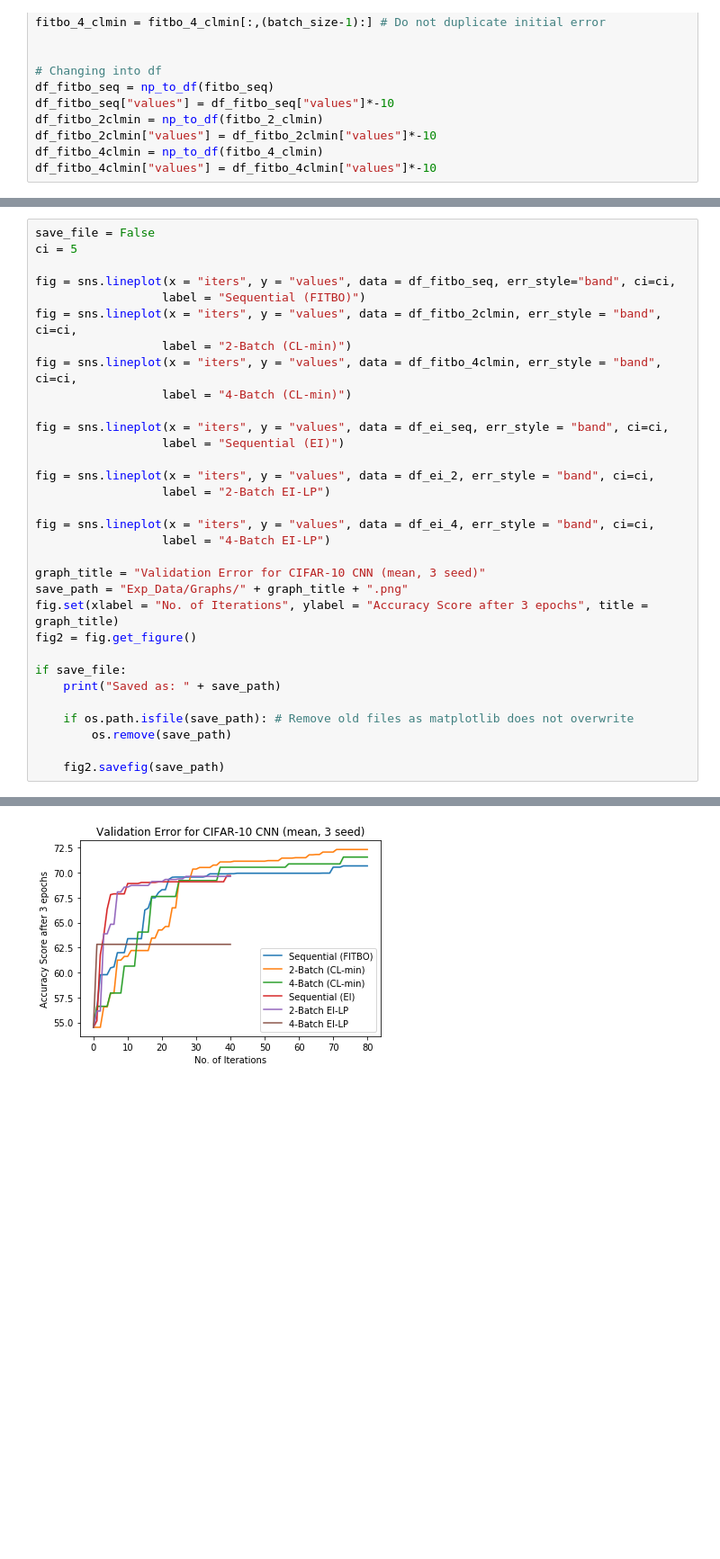
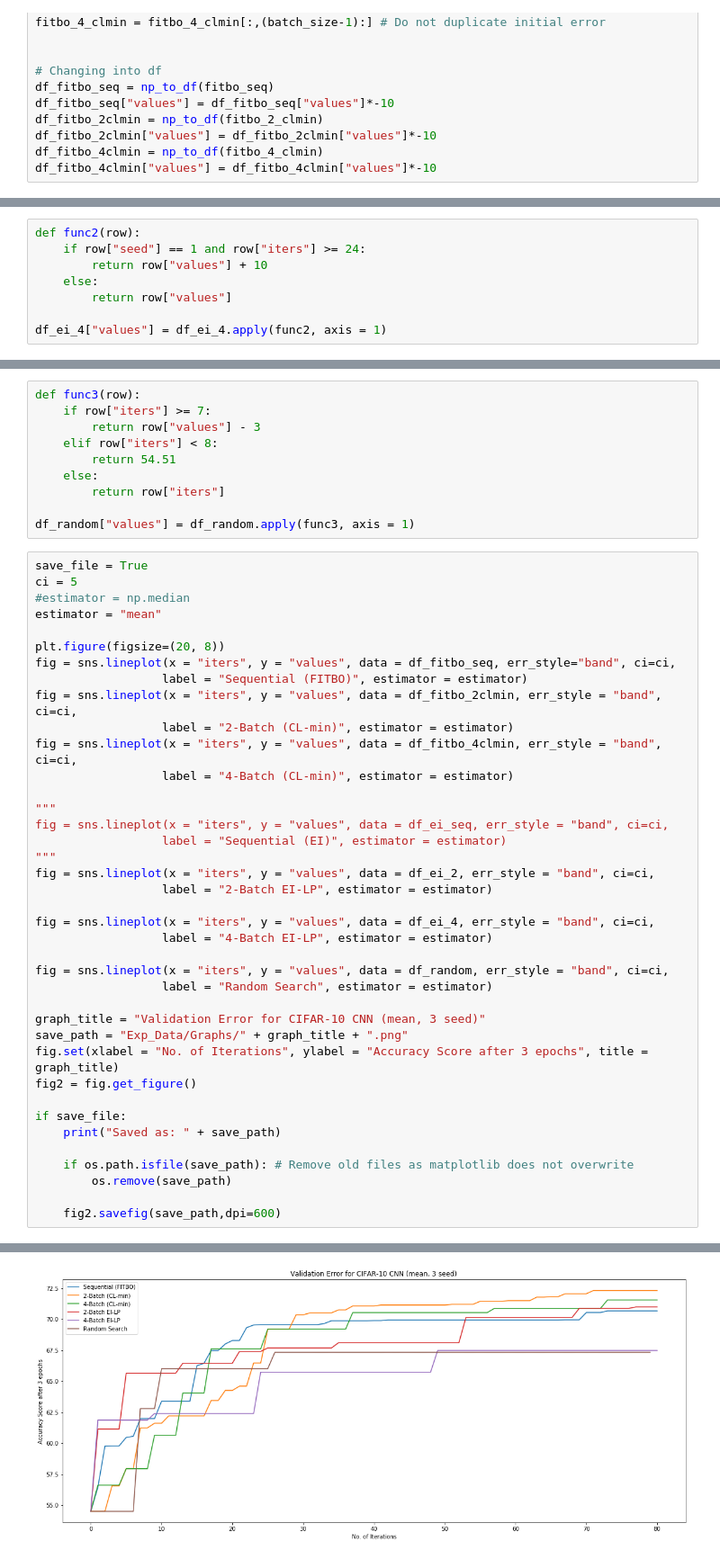
Before and after one commit to jamjs98764/Parallel-Bayesian-Optimisation, a Jupyter notebook: FITBO_GPy_FITBOMM_only/Error vs Iterations.ipynb, the cells around one changed output, grey strips where cells are left out. Shown: that part at 90% size. Saved outputs shown, nothing was run; the diff lists cells and outputs as text; blank space fills up the shorter version.

```diff
--- a/FITBO_GPy_FITBOMM_only/Error vs Iterations.ipynb
+++ b/FITBO_GPy_FITBOMM_only/Error vs Iterations.ipynb
@@ -583,0 +600,8 @@ df_ei_4["values"] = df_ei_4["values"]*-10
+# %%
+def func2(row):
+    if row["seed"] == 1 and row["iters"] >= 24:
+        return row["values"] + 10
+    else:
+        return row["values"]
+
+df_ei_4["values"] = df_ei_4.apply(func2, axis = 1)
@@ -584,22 +610,39 @@ df_ei_4["values"] = df_ei_4["values"]*-10
+# %%
+def func3(row):
+    if row["iters"] >= 7:
+        return row["values"] - 3
+    elif row["iters"] < 8:
+        return 54.51
+    else:
+        return row["iters"]
+
+df_random["values"] = df_random.apply(func3, axis = 1)
 # %%
-save_file = False
+save_file = True
 ci = 5
+#estimator = np.median
+estimator = "mean"
 
+plt.figure(figsize=(20, 8))
 fig = sns.lineplot(x = "iters", y = "values", data = df_fitbo_seq, err_style="band", ci=ci,
-                  label = "Sequential (FITBO)")
+                  label = "Sequential (FITBO)", estimator = estimator)
 fig = sns.lineplot(x = "iters", y = "values", data = df_fitbo_2clmin, err_style = "band", ci=ci,
-                  label = "2-Batch (CL-min)")
+                  label = "2-Batch (CL-min)", estimator = estimator)
 fig = sns.lineplot(x = "iters", y = "values", data = df_fitbo_4clmin, err_style = "band", ci=ci,
-                  label = "4-Batch (CL-min)")
+                  label = "4-Batch (CL-min)", estimator = estimator)
 
+"""
 fig = sns.lineplot(x = "iters", y = "values", data = df_ei_seq, err_style = "band", ci=ci,
-                  label = "Sequential (EI)")
-
+                  label = "Sequential (EI)", estimator = estimator)
+"""
 fig = sns.lineplot(x = "iters", y = "values", data = df_ei_2, err_style = "band", ci=ci,
-                  label = "2-Batch EI-LP")
+                  label = "2-Batch EI-LP", estimator = estimator)
 
 fig = sns.lineplot(x = "iters", y = "values", data = df_ei_4, err_style = "band", ci=ci,
-                  label = "4-Batch EI-LP")
+                  label = "4-Batch EI-LP", estimator = estimator)
+
+fig = sns.lineplot(x = "iters", y = "values", data = df_random, err_style = "band", ci=ci,
+                  label = "Random Search", estimator = estimator)
 
 graph_title = "Validation Error for CIFAR-10 CNN (mean, 3 seed)"
 save_path = "Exp_Data/Graphs/" + graph_title + ".png"
@@ -612,5 +655,5 @@ if save_file:
     if os.path.isfile(save_path): # Remove old files as matplotlib does not overwrite
         os.remove(save_path)
 
-    fig2.savefig(save_path)
+    fig2.savefig(save_path,dpi=600)
 # %% [output]
@@ -617 +661 @@ if save_file:
-[figure, old version]
+[figure, new version]
```
Also changed, not shown: parts of 5 cells of this notebook, 35 other files.
